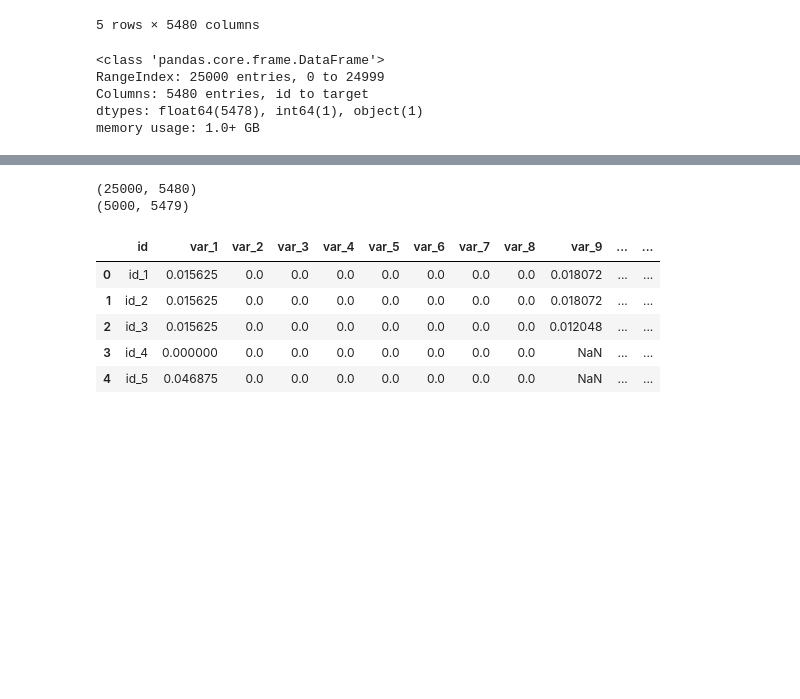
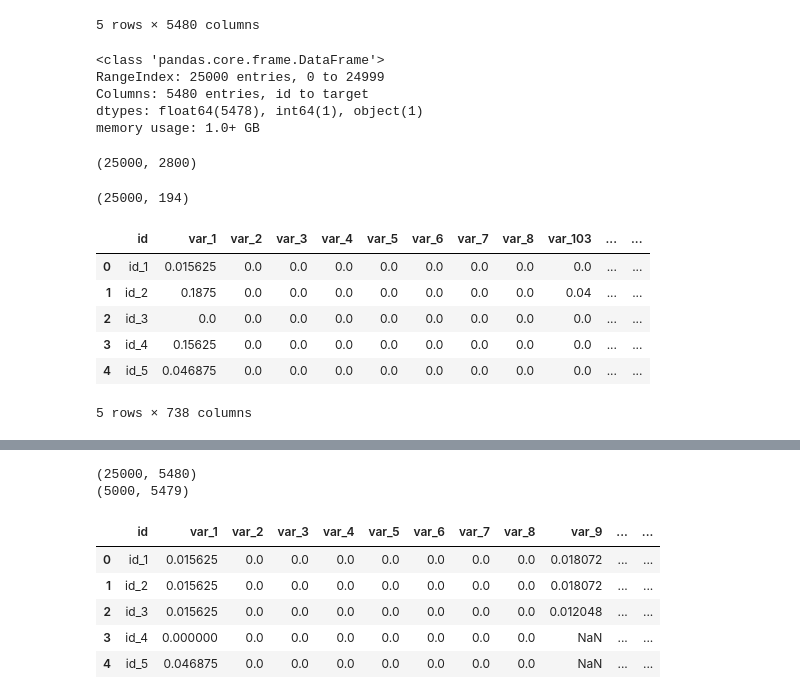
Before and after one commit to utkarsh-iitbhu/Fibe-ML, a Jupyter notebook: run.ipynb, the cells around one changed output, grey strips where cells are left out. Cells and saved outputs as stored; diff of their text form; code cells hidden in the pictures; blank space fills up the shorter version.

```diff
--- a/run.ipynb
+++ b/run.ipynb
@@ -22,3 +22,35 @@ RangeIndex: 25000 entries, 0 to 24999
 Columns: 5480 entries, id to target
 dtypes: float64(5478), int64(1), object(1)
 memory usage: 1.0+ GB
+# %%
+dfo = df
+# %%
+df = dfo
+# %%
+df = df.T.drop_duplicates().T
+# %%
+df.shape
+# %% [output]
+(25000, 2800)
+# %%
+nans = df.isna().sum()
+
+# select columns with less than or equal to 10000 NaN values
+cols_to_keep = nans[nans <= 2000].index.tolist()
+
+# drop columns with more than 10000 NaN values
+df = df[cols_to_keep]
+# %%
+df.shape
+# %% [output]
+(25000, 194)
+# %%
+df.head()
+# %% [output]
+|  | id | var_1 | var_2 | var_3 | var_4 | var_5 | var_6 | var_7 | var_8 | var_103 | ... | ... |
+| 0 | id_1 | 0.015625 | 0.0 | 0.0 | 0.0 | 0.0 | 0.0 | 0.0 | 0.0 | 0.0 | ... | ... |
+| 1 | id_2 | 0.1875 | 0.0 | 0.0 | 0.0 | 0.0 | 0.0 | 0.0 | 0.0 | 0.04 | ... | ... |
+| 2 | id_3 | 0.0 | 0.0 | 0.0 | 0.0 | 0.0 | 0.0 | 0.0 | 0.0 | 0.0 | ... | ... |
+| 3 | id_4 | 0.15625 | 0.0 | 0.0 | 0.0 | 0.0 | 0.0 | 0.0 | 0.0 | 0.0 | ... | ... |
+| 4 | id_5 | 0.046875 | 0.0 | 0.0 | 0.0 | 0.0 | 0.0 | 0.0 | 0.0 | 0.0 | ... | ... |
+5 rows × 738 columns
```
Also changed, not shown: parts of 24 cells of this notebook.
